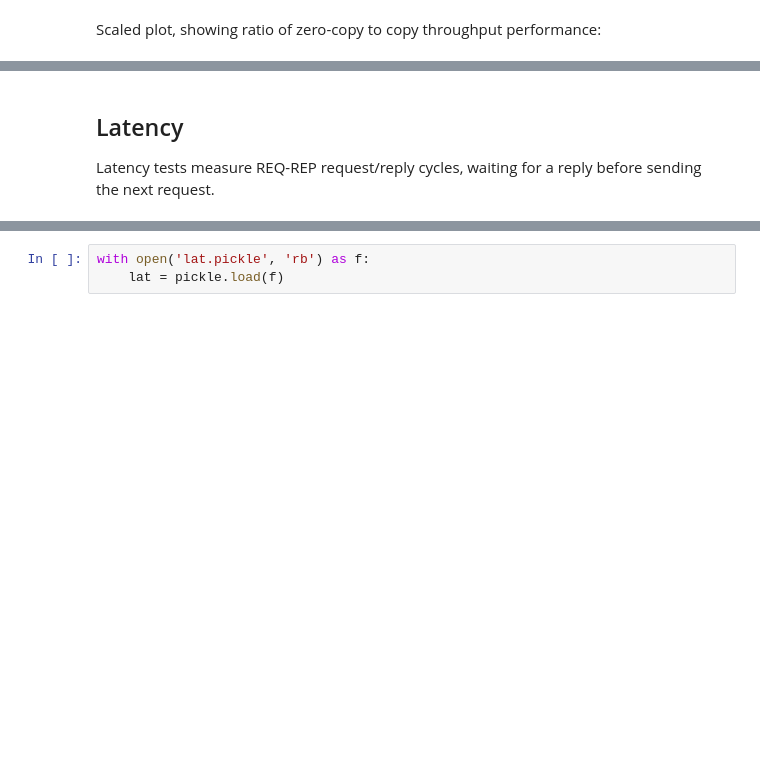
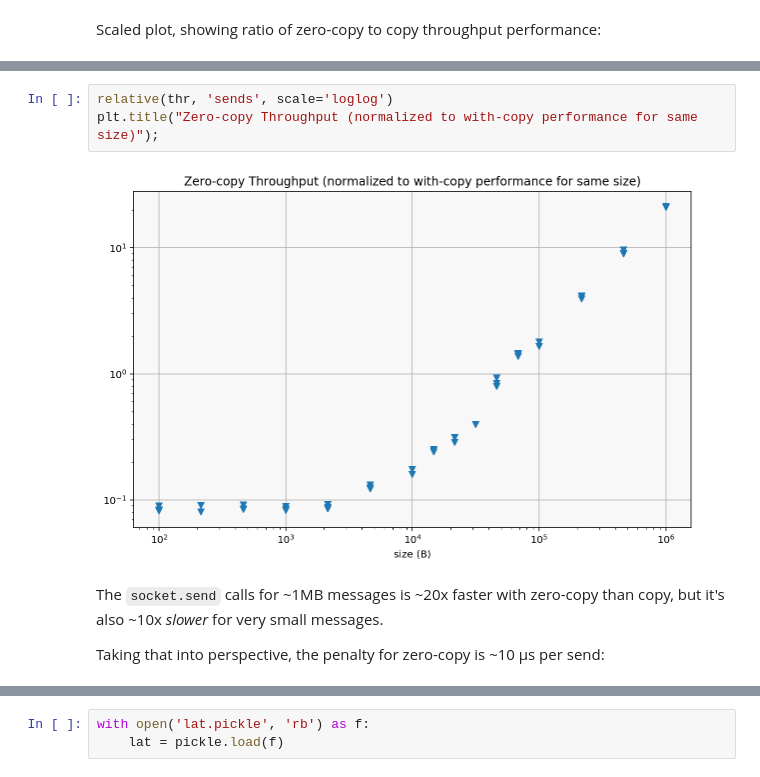
Before and after one commit to zeromq/pyzmq, a Jupyter notebook: perf/perf.ipynb, the cells around one changed output, grey strips where cells are left out. Drawn from its saved outputs; the diff is of its cells as text; blank space fills up the shorter version.

```diff
--- a/perf/perf.ipynb
+++ b/perf/perf.ipynb
@@ -47,4 +109,10 @@ From the above plot, zero-copy can introduce a 25-50% performance penalty for me
-# %% [markdown]
-## Latency
-
-Latency tests measure REQ-REP request/reply cycles, waiting for a reply before sending the next request.
+# %%
+relative(thr, 'sends', scale='loglog')
+plt.title("Zero-copy Throughput (normalized to with-copy performance for same size)");
+# %% [output]
+[figure, added]
+# %% [markdown]
+The `socket.send` calls for ~1MB messages is ~20x faster with zero-copy than copy,
+but it's also ~10x *slower* for very small messages.
+
+Taking that into perspective, the penalty for zero-copy is ~10 µs per send:
```
Also changed, not shown: parts of 25 cells of this notebook.
